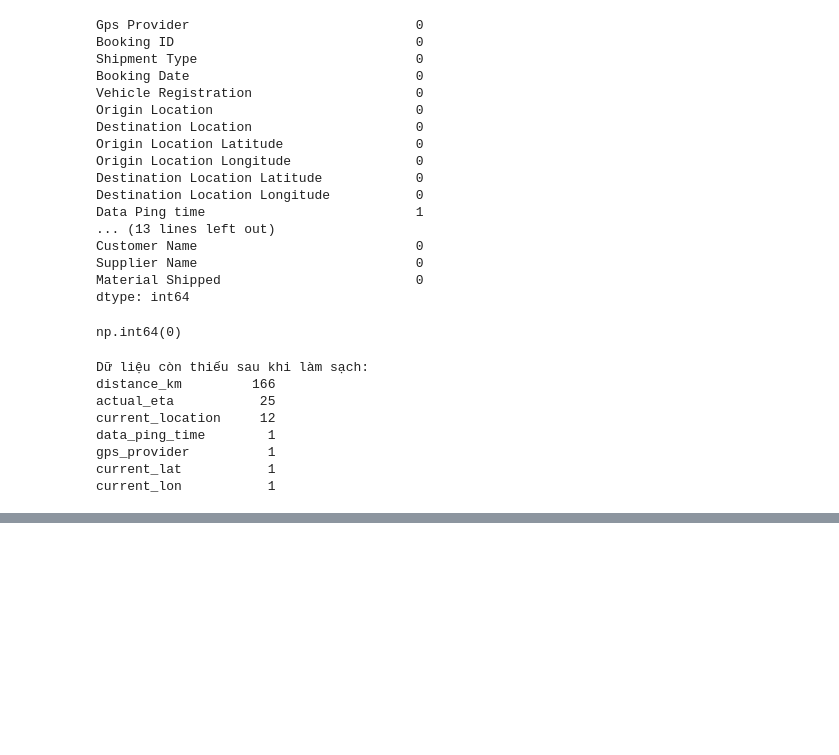
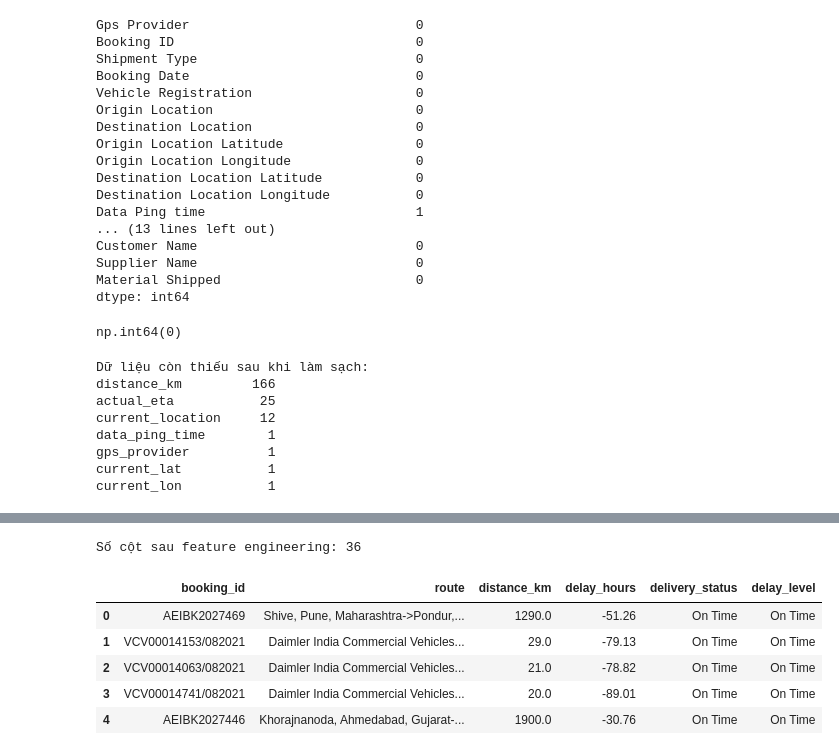
Before and after one commit to ChiBao-v/logistics-delivery-performance-analysis, a Jupyter notebook: python/EDA.ipynb, the cells around one changed output, grey strips where cells are left out. Drawn from its saved outputs; the diff is of its cells as text; code cells hidden in the pictures; blank space fills up the shorter version.

Commit message:
Feature Engineering

```diff
--- a/python/EDA.ipynb
+++ b/python/EDA.ipynb
@@ -170,7 +170,6 @@ TEXT_COLS = ["gps_provider","shipment_type","vehicle_reg","origin","destination"
 NUM_COLS  = ["distance_km","origin_lat","origin_lon","dest_lat","dest_lon","current_lat","current_lon"]
 NULL_LIKE = re.compile(r"^\s*(NULL|NA|N/A|NAN|NONE|-|\?)\s*$", re.IGNORECASE)
 
-df = df.rename(columns=RENAME).copy()
 # Chuẩn hóa chuỗi "NULL"/"NA"/"-" -> NaN thật, trim khoảng trắng
 for c in TEXT_COLS:
     df[c] = df[c].astype("string").str.strip()
@@ -215,0 +223,46 @@ Kết luận: dữ liệu đủ tin cậy để phân tích. Lưu ý xuyên su
+# %%
+WEEKDAY = ['Monday', 'Tuesday', 'Wednesday', 'Thursday', 'Friday', 'Saturday', 'Sunday']
+
+df['delay_hours'] = ((df['actual_eta'] - df['planned_eta']).dt.total_seconds() / 3600).round(2)
+df['is_delayed'] = np.where(df['delay_hours'] > 0, 1, 0)
+df.loc[df['delay_hours'].isna(), 'is_delayed'] = np.nan
+df['delivery_status'] = np.select(
+    [df['delay_hours'].isna(), df['delay_hours'] > 0],
+    ['Unknown', 'Delayed'], default='On Time')
+
+def lvl(h):
+    if pd.isna(h): return 'Unknown'
+    if h <= 0: return 'On Time'
+    if h <= 24: return 'Slight Delay'
+    if h <= 72: return 'Medium Delay'
+    return 'Severe Delay'
+
+# Mức độ delay
+df['delay_level'] = df['delay_hours'].apply(lvl)
+lo, hi = df['delay_hours'].quantile([0.01, 0.99])
+df['is_delayed_outlier'] = ((df['delay_hours'] < lo )| (df['delay_hours'] > hi)).astype('Int64')
+
+# Tuyến đường
+df['route'] = df['origin'].fillna('Unknown') + '->' + df['destination'].fillna('Unknown')
+
+# Thời gian chuyến đi
+df['trip_duration_hours'] = ((df['trip_end'] - df['trip_start']).dt.total_seconds() / 3600).round(2)
+ok = (df['trip_duration_hours'] > 0) & (df['distance_km'] > 0)
+
+# Tốc độ trung bình
+df['avg_speed_kmph'] = np.where(ok, (df['distance_km'] / df['trip_duration_hours']).round(2), np.nan)
+
+# Thời gian booking theo tháng và tuần
+df["booking_month"]   = df["booking_date"].dt.to_period("M").dt.to_timestamp()
+df["booking_weekday"] = pd.Categorical(df["booking_date"].dt.day_name(), categories=WEEKDAY, ordered=True)
+
+print("Số cột sau feature engineering:", df.shape[1])
+df[["booking_id","route","distance_km","delay_hours","delivery_status","delay_level"]].head()
+# %% [output]
+Số cột sau feature engineering: 36
+|  | booking_id | route | distance_km | delay_hours | delivery_status | delay_level |
+| 0 | AEIBK2027469 | Shive, Pune, Maharashtra->Pondur,... | 1290.0 | -51.26 | On Time | On Time |
+| 1 | VCV00014153/082021 | Daimler India Commercial Vehicles... | 29.0 | -79.13 | On Time | On Time |
+| 2 | VCV00014063/082021 | Daimler India Commercial Vehicles... | 21.0 | -78.82 | On Time | On Time |
+| 3 | VCV00014741/082021 | Daimler India Commercial Vehicles... | 20.0 | -89.01 | On Time | On Time |
+| 4 | AEIBK2027446 | Khorajnanoda, Ahmedabad, Gujarat-... | 1900.0 | -30.76 | On Time | On Time |
```
Also changed, not shown: parts of 7 cells of this notebook.
